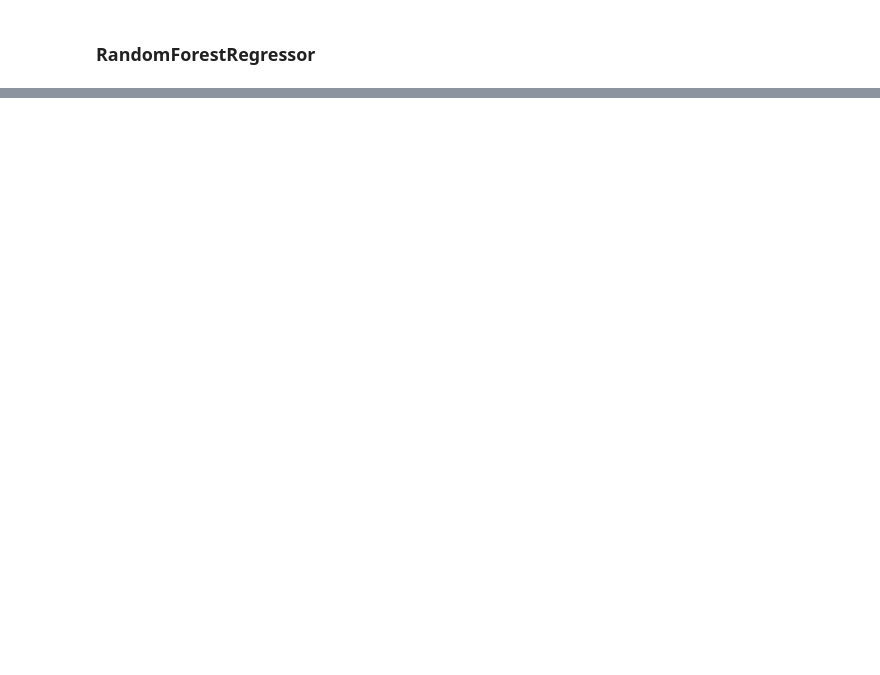
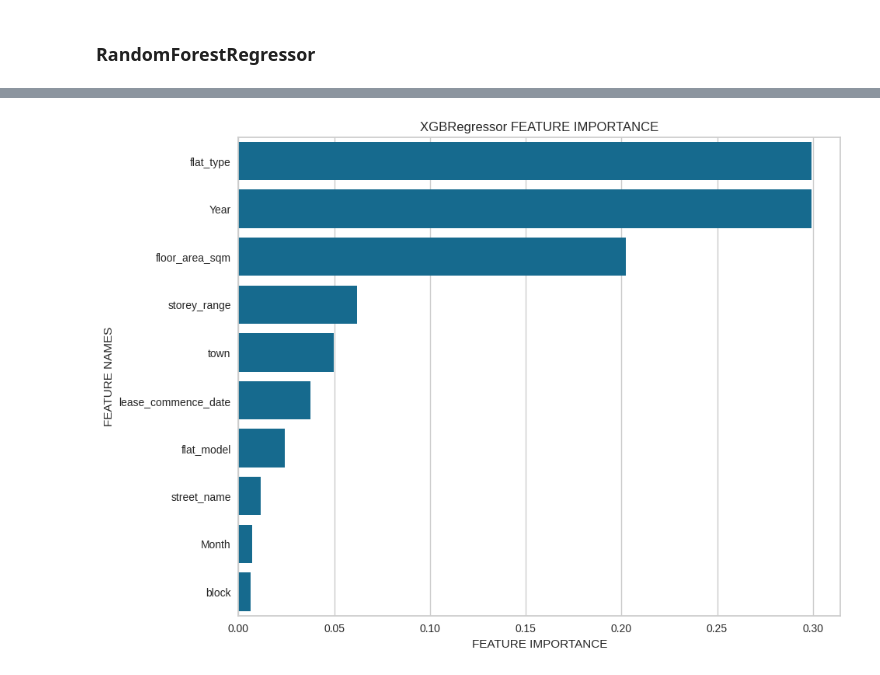
Before and after one commit to SriRamK345/Singapore_Resale_FlatPrices_Predicting, a Jupyter notebook: Singapore_Resale_Flat_Prices_Prediction.ipynb, the cells around one changed output, grey strips where cells are left out. Saved outputs shown, nothing was run; the diff lists cells and outputs as text; code cells hidden in the pictures; blank space fills up the shorter version.

```diff
--- a/Singapore_Resale_Flat_Prices_Prediction.ipynb
+++ b/Singapore_Resale_Flat_Prices_Prediction.ipynb
@@ -934,0 +1044,4 @@ compare.sample(10)
+# %%
+feature_importance(xgb_model.feature_importances_,columns[:],"XGBRegressor")
+# %% [output]
+[figure, added]
```
Also changed, not shown: parts of 44 cells of this notebook.
